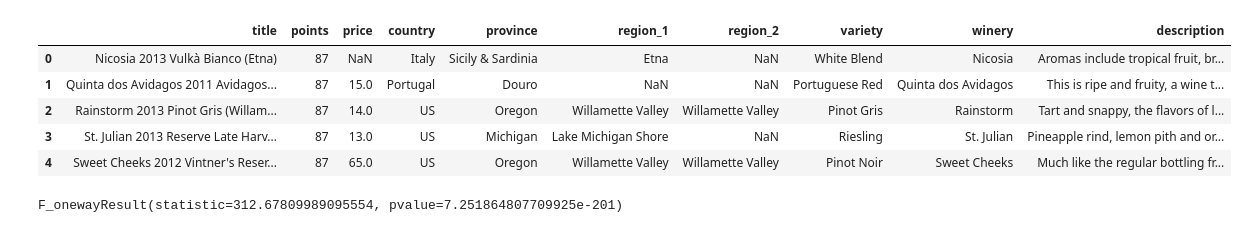
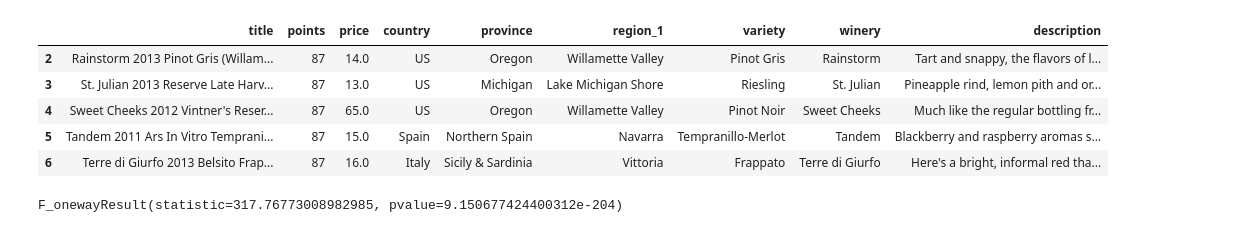
Before and after one commit to SpencerHitchcock/data-project-one, a Jupyter notebook: data_explore2.ipynb, the cells around one changed output. Cells and saved outputs as stored; diff of their text form; code cells hidden in the pictures.

```diff
--- a/data_explore2.ipynb
+++ b/data_explore2.ipynb
@@ -1,22 +1,25 @@
 # %%
 #data
 import pandas as pd
 %matplotlib inline
 from matplotlib import pyplot as plt
 import numpy as np
 import scipy.stats as stats
+import requests
+import json
 
 raw_wine_data = "wine_raw_data.csv"
 raw_wine_data_df = pd.read_csv(raw_wine_data)
-reduced_wine_df = raw_wine_data_df.loc[:, ["title", "points", "price", "country", "province", "region_1", "region_2", "variety", "winery", "description"]]
+reduced_wine_df = raw_wine_data_df.loc[:, ["title", "points", "price", "country", "province", "region_1", "variety", "winery", "description"]]
+reduced_wine_df=reduced_wine_df.dropna()
 reduced_wine_df.head()
 # %% [output]
-|  | title | points | price | country | province | region_1 | region_2 | variety | winery | description |
-| 0 | Nicosia 2013 Vulkà Bianco (Etna) | 87 | NaN | Italy | Sicily & Sardinia | Etna | NaN | White Blend | Nicosia | Aromas include tropical fruit, br... |
-| 1 | Quinta dos Avidagos 2011 Avidagos... | 87 | 15.0 | Portugal | Douro | NaN | NaN | Portuguese Red | Quinta dos Avidagos | This is ripe and fruity, a wine t... |
-| 2 | Rainstorm 2013 Pinot Gris (Willam... | 87 | 14.0 | US | Oregon | Willamette Valley | Willamette Valley | Pinot Gris | Rainstorm | Tart and snappy, the flavors of l... |
-| 3 | St. Julian 2013 Reserve Late Harv... | 87 | 13.0 | US | Michigan | Lake Michigan Shore | NaN | Riesling | St. Julian | Pineapple rind, lemon pith and or... |
-| 4 | Sweet Cheeks 2012 Vintner's Reser... | 87 | 65.0 | US | Oregon | Willamette Valley | Willamette Valley | Pinot Noir | Sweet Cheeks | Much like the regular bottling fr... |
+|  | title | points | price | country | province | region_1 | variety | winery | description |
+| 2 | Rainstorm 2013 Pinot Gris (Willam... | 87 | 14.0 | US | Oregon | Willamette Valley | Pinot Gris | Rainstorm | Tart and snappy, the flavors of l... |
+| 3 | St. Julian 2013 Reserve Late Harv... | 87 | 13.0 | US | Michigan | Lake Michigan Shore | Riesling | St. Julian | Pineapple rind, lemon pith and or... |
+| 4 | Sweet Cheeks 2012 Vintner's Reser... | 87 | 65.0 | US | Oregon | Willamette Valley | Pinot Noir | Sweet Cheeks | Much like the regular bottling fr... |
+| 5 | Tandem 2011 Ars In Vitro Temprani... | 87 | 15.0 | Spain | Northern Spain | Navarra | Tempranillo-Merlot | Tandem | Blackberry and raspberry aromas s... |
+| 6 | Terre di Giurfo 2013 Belsito Frap... | 87 | 16.0 | Italy | Sicily & Sardinia | Vittoria | Frappato | Terre di Giurfo | Here's a bright, informal red tha... |
 # %%
 # data frames for our specific data
 pinot_noir = reduced_wine_df.loc[reduced_wine_df["variety"] == "Pinot Noir"]
@@ -34,4 +34,4 @@ ca1 = reduced_wine_df.loc[reduced_wine_df["variety"] == "Cabernet Sauvignon"]["p
 red1 = reduced_wine_df.loc[reduced_wine_df["variety"] == "Red Blend"]["points"]
 stats.f_oneway(p1, ch1, ca1, red1)
 # %% [output]
-F_onewayResult(statistic=312.67809989095554, pvalue=7.251864807709925e-201)
+F_onewayResult(statistic=317.76773008982985, pvalue=9.150677424400312e-204)
```
Also changed, not shown: parts of 15 cells of this notebook.
